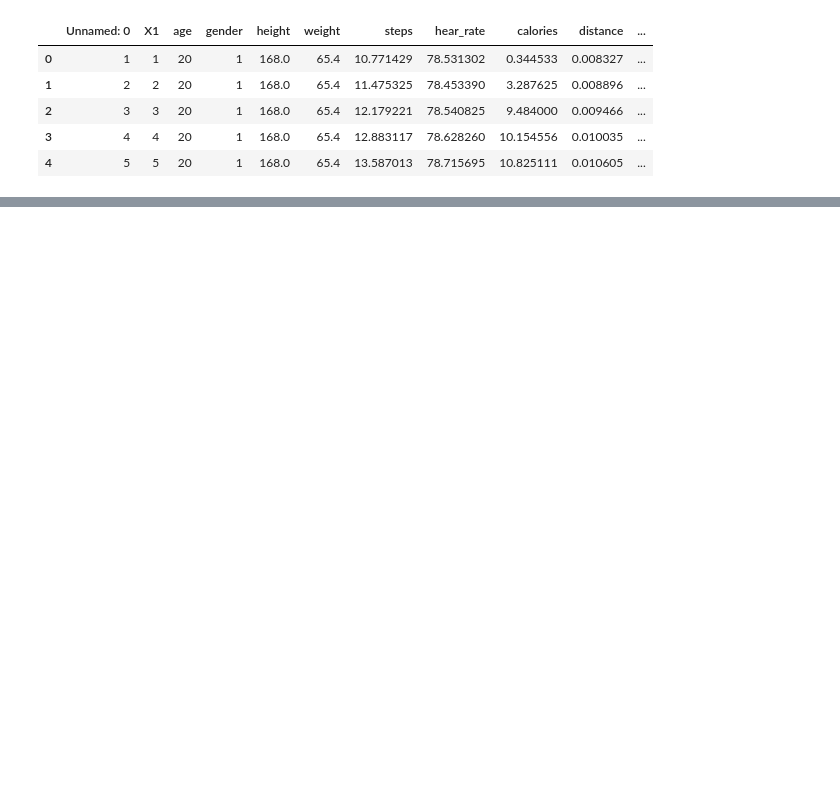
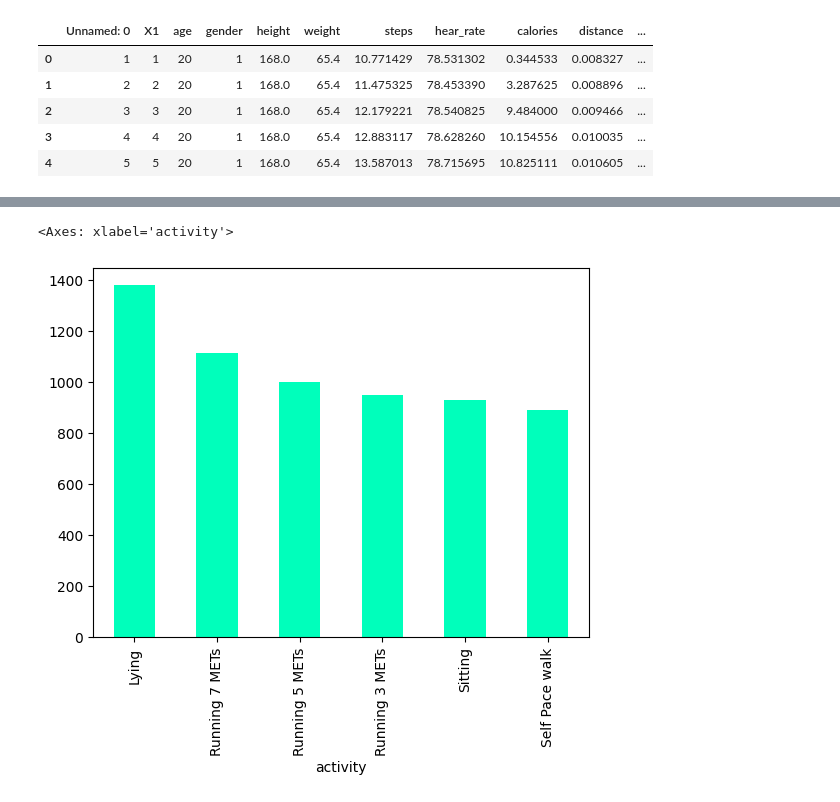
Before and after one commit to infoshareacademy/jdszr16-pajtoners, a Jupyter notebook: Ula/aw_fb_analysis.ipynb, the cells around one changed output, grey strips where cells are left out. Saved outputs shown, nothing was run; the diff lists cells and outputs as text; code cells hidden in the pictures; blank space fills up the shorter version.

```diff
--- a/Ula/aw_fb_analysis.ipynb
+++ b/Ula/aw_fb_analysis.ipynb
@@ -19,0 +160,5 @@ df.head()
+# %%
+df['activity'].value_counts().plot(kind='bar', color= '#00FFBB')
+# %% [output]
+<Axes: xlabel='activity'>
+[figure, added]
```
Also changed, not shown: parts of 14 cells of this notebook.
